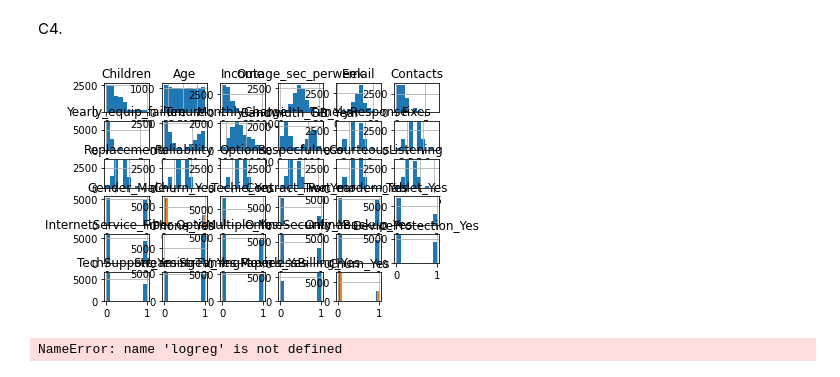
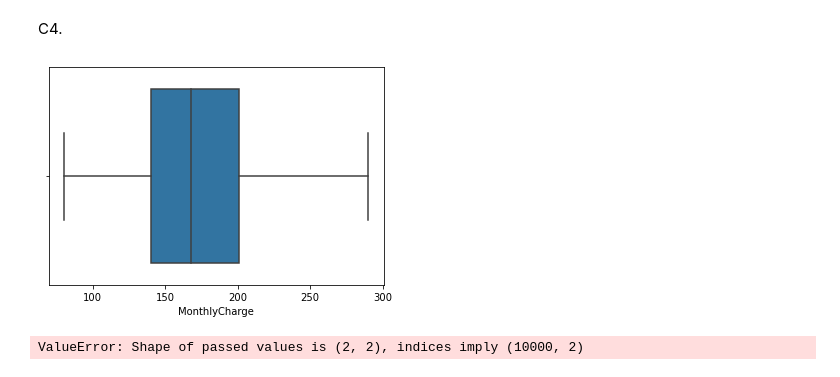
Before and after one commit to michaelle93/D208PA2, a Jupyter notebook: D208PA2.ipynb, the cells around one changed output. Cells and saved outputs as stored; diff of their text form; code cells hidden in the pictures.

```diff
--- a/D208PA2.ipynb
+++ b/D208PA2.ipynb
@@ -275,15 +275,13 @@ df = df[['Children', 'Age', 'Income', 'Outage_sec_perweek', 'Email', 'Contacts',
        'PaperlessBilling_Yes', 'Churn_Yes']]
 # %% [markdown]
 C4.
-# %%
-df.hist()
-plt.show()
-# %% [output]
-[figure, removed]
-# %%
-logreg.fit(x, y)
-y = y.reshape(-1,1)
-sns.regplot(x=df['Fixes'], y=df['Churn_Yes'], data=df)
-plt.show()
-# %% [output]
-NameError: name 'logreg' is not defined
+# %%
+sns.boxplot('MonthlyCharge', data = df)
+plt.show()
+# %% [output]
+[figure, added]
+# %%
+sns.scatterplot(x=df['Age'], y=df['Churn_Yes'], color='red')
+plt.show();
+# %% [output]
+ValueError: Shape of passed values is (2, 2), indices imply (10000, 2)
```
